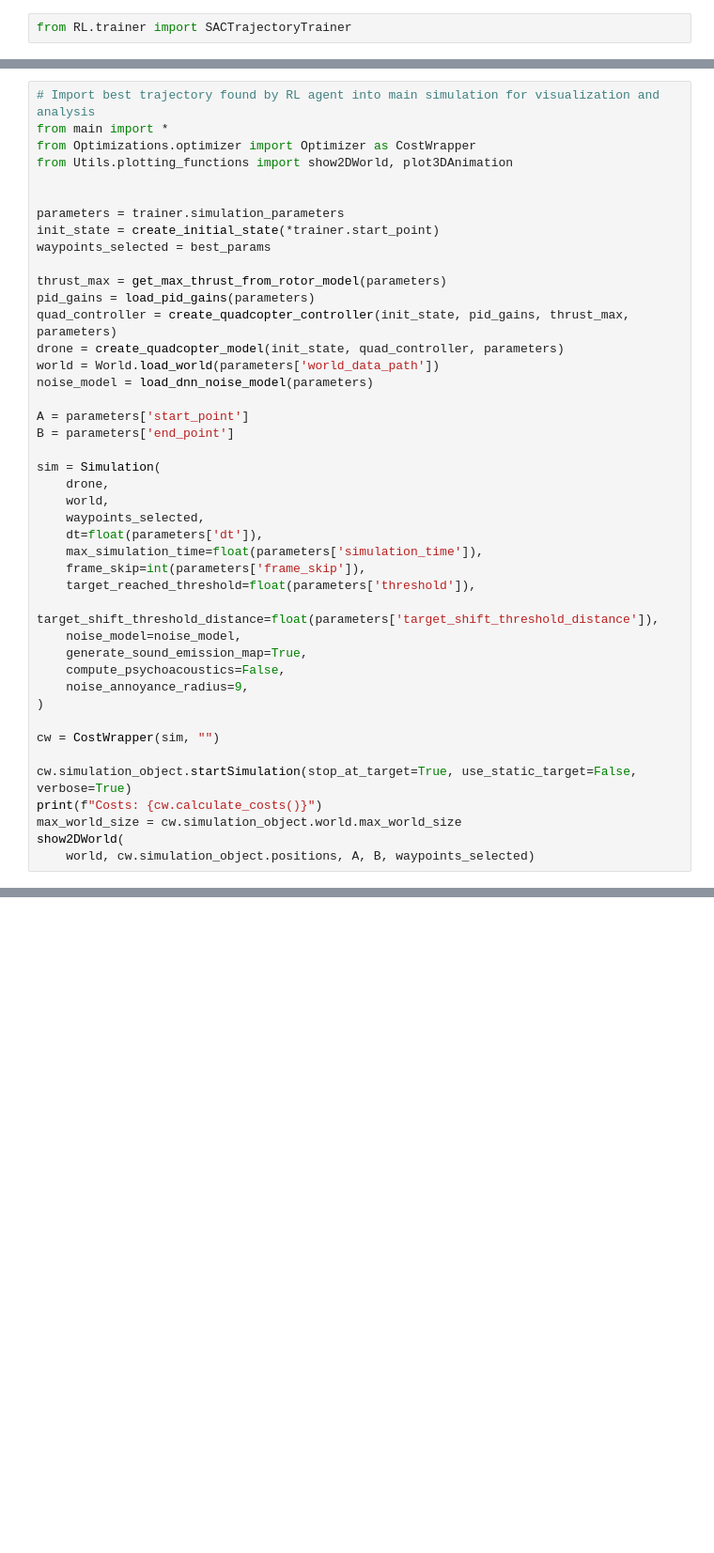
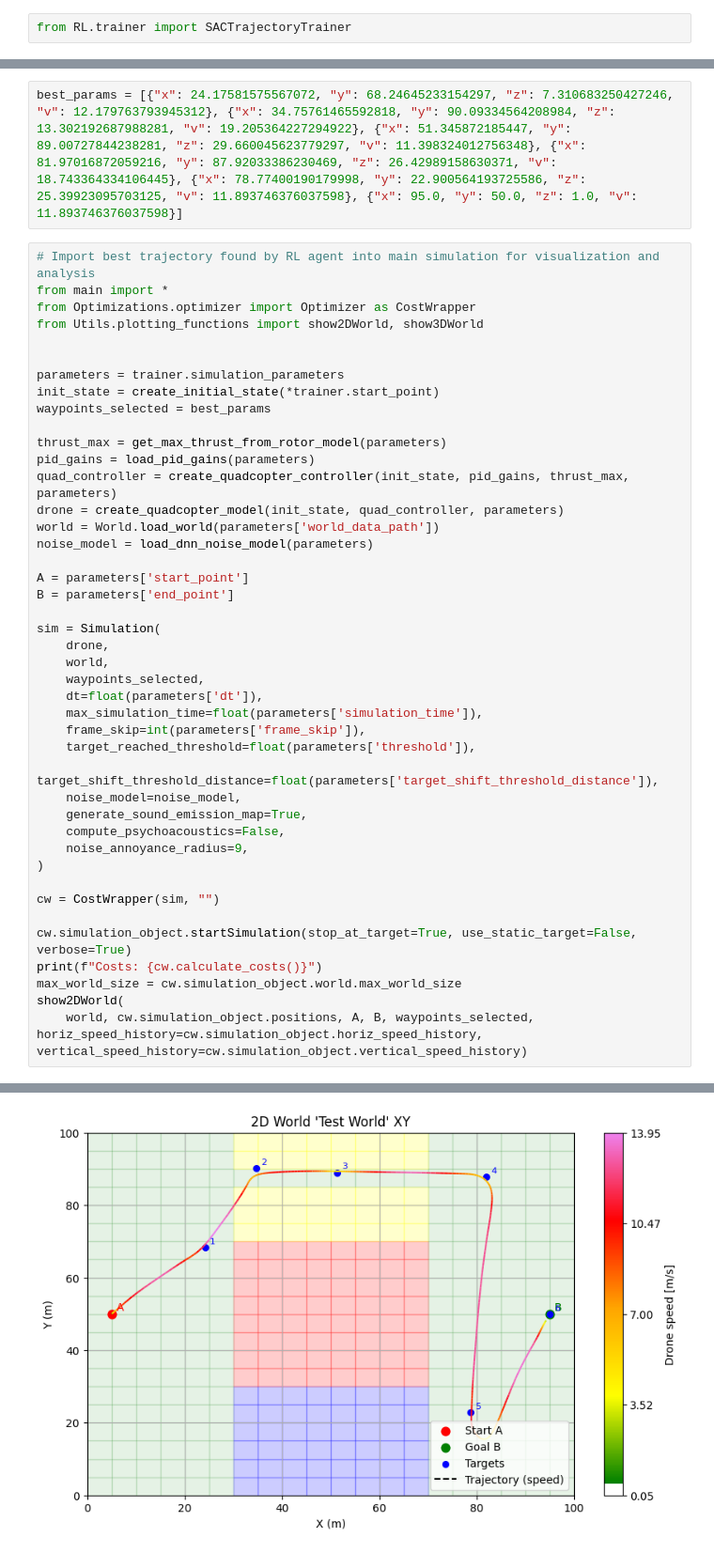
Before and after one commit to andrea-vaiuso/Advanced-Drone-Trajectory-Optimization, a Jupyter notebook: start_RL.ipynb, the cells around one changed output, grey strips where cells are left out. Shown: that part at 94% size. Drawn from its saved outputs; the diff is of its cells as text; blank space fills up the shorter version.

Commit message:
Updated plotting and RL environment

```diff
--- a/start_RL.ipynb
+++ b/start_RL.ipynb
@@ -44,8 +42,10 @@ print("Best parameters found by RL agent:", best_params)
+# %%
+best_params = [{"x": 24.17581575567072, "y": 68.24645233154297, "z": 7.310683250427246, "v": 12.179763793945312}, {"x": 34.75761465592818, "y": 90.09334564208984, "z": 13.302192687988281, "v": 19.205364227294922}, {"x": 51.345872185447, "y": 89.00727844238281, "z": 29.660045623779297, "v": 11.398324012756348}, {"x": 81.97016872059216, "y": 87.92033386230469, "z": 26.42989158630371, "v": 18.743364334106445}, {"x": 78.77400190179998, "y": 22.900564193725586, "z": 25.39923095703125, "v": 11.893746376037598}, {"x": 95.0, "y": 50.0, "z": 1.0, "v": 11.893746376037598}]
 # %%
 # Import best trajectory found by RL agent into main simulation for visualization and analysis
 from main import *
 from Optimizations.optimizer import Optimizer as CostWrapper
-from Utils.plotting_functions import show2DWorld, plot3DAnimation
+from Utils.plotting_functions import show2DWorld, show3DWorld
 
 
 parameters = trainer.simulation_parameters
@@ -83,4 +83,5 @@ cw.simulation_object.startSimulation(stop_at_target=True, use_static_target=Fals
 print(f"Costs: {cw.calculate_costs()}")
 max_world_size = cw.simulation_object.world.max_world_size
 show2DWorld(
-    world, cw.simulation_object.positions, A, B, waypoints_selected)
+    world, cw.simulation_object.positions, A, B, waypoints_selected, horiz_speed_history=cw.simulation_object.horiz_speed_history, vertical_speed_history=cw.simulation_object.vertical_speed_history)
+# %% [output]
@@ -86,0 +92 @@ show2DWorld(
+[figure, added]
```
Also changed, not shown: parts of 8 cells of this notebook, 7 other files.
